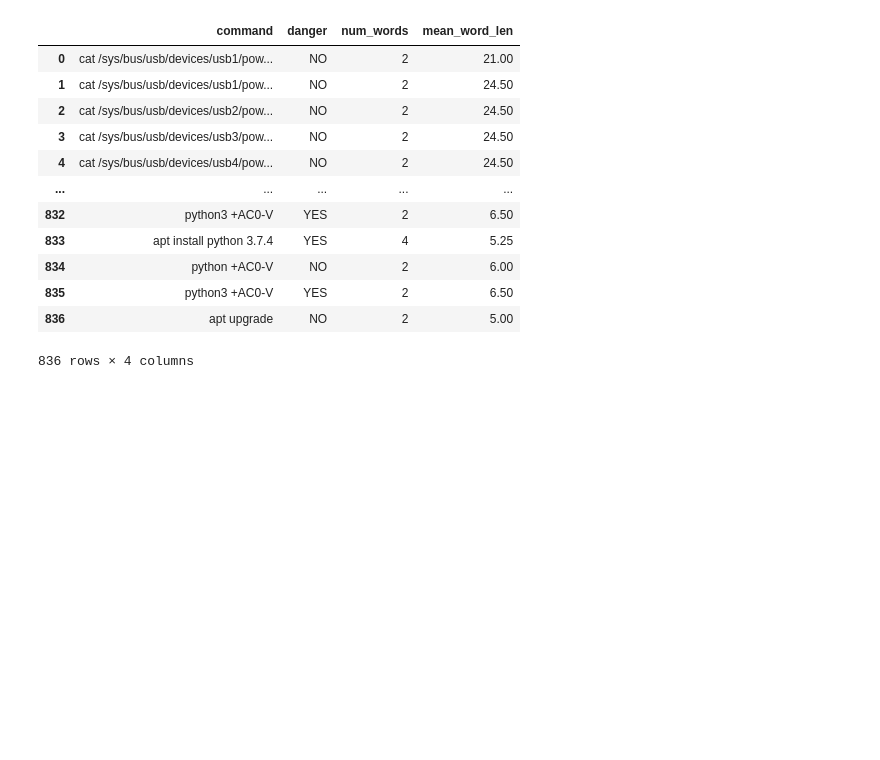
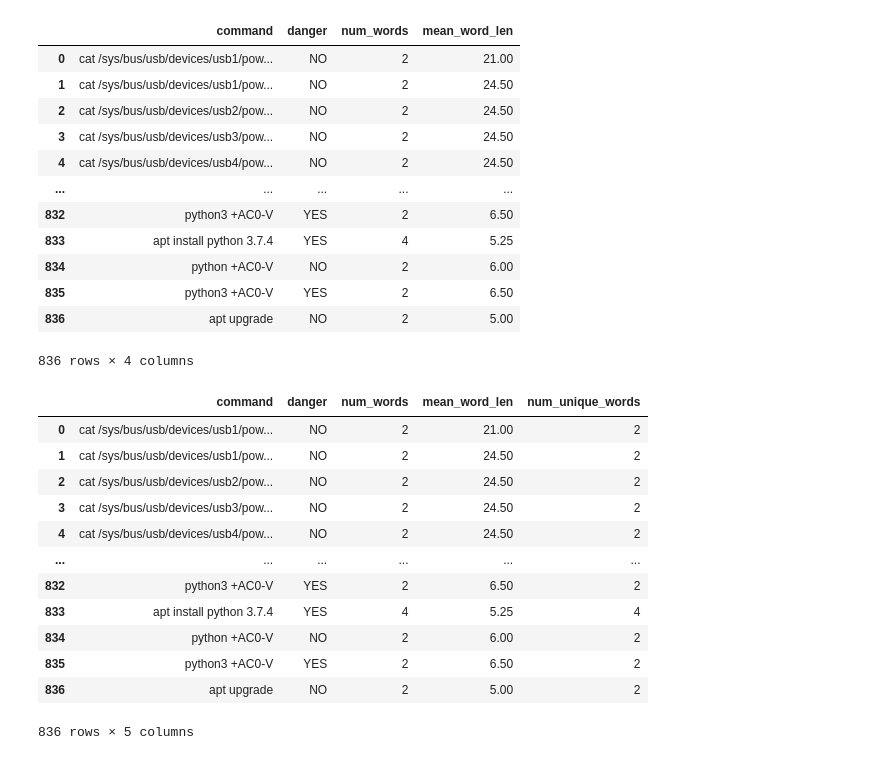
Before and after one commit to brownbishop/CommandClassifier, a Jupyter notebook: CommandsClassifier.ipynb, the cells around one changed output. Drawn from its saved outputs; the diff is of its cells as text; code cells hidden in the pictures; blank space fills up the shorter version.

```diff
--- a/CommandsClassifier.ipynb
+++ b/CommandsClassifier.ipynb
@@ -109,0 +112,16 @@ train
+# %%
+train
+# %% [output]
+|  | command | danger | num_words | mean_word_len | num_unique_words |
+| 0 | cat /sys/bus/usb/devices/usb1/pow... | NO | 2 | 21.00 | 2 |
+| 1 | cat /sys/bus/usb/devices/usb1/pow... | NO | 2 | 24.50 | 2 |
+| 2 | cat /sys/bus/usb/devices/usb2/pow... | NO | 2 | 24.50 | 2 |
+| 3 | cat /sys/bus/usb/devices/usb3/pow... | NO | 2 | 24.50 | 2 |
+| 4 | cat /sys/bus/usb/devices/usb4/pow... | NO | 2 | 24.50 | 2 |
+| ... | ... | ... | ... | ... | ... |
+| 832 | python3 +AC0-V | YES | 2 | 6.50 | 2 |
+| 833 | apt install python 3.7.4 | YES | 4 | 5.25 | 4 |
+| 834 | python +AC0-V | NO | 2 | 6.00 | 2 |
+| 835 | python3 +AC0-V | YES | 2 | 6.50 | 2 |
+| 836 | apt upgrade | NO | 2 | 5.00 | 2 |
+836 rows × 5 columns
```
Also changed, not shown: parts of 7 cells of this notebook.
